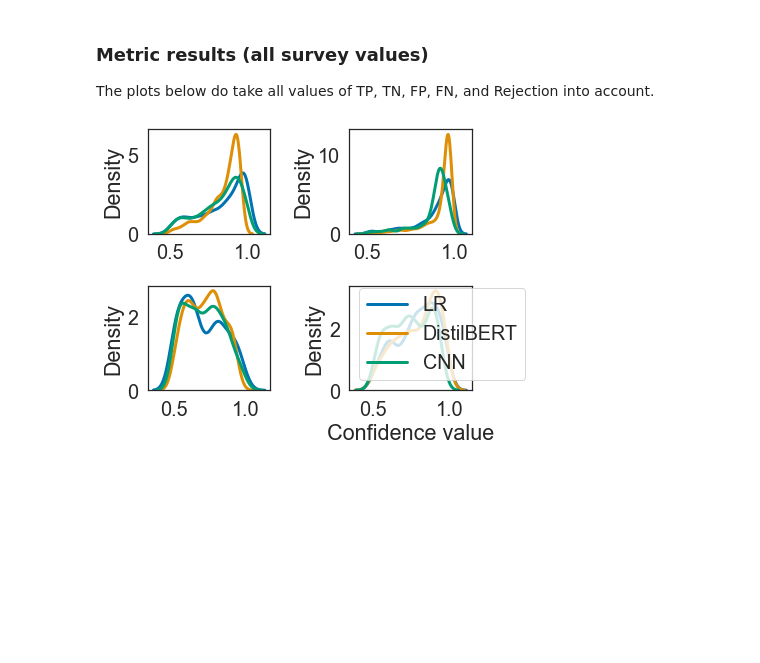
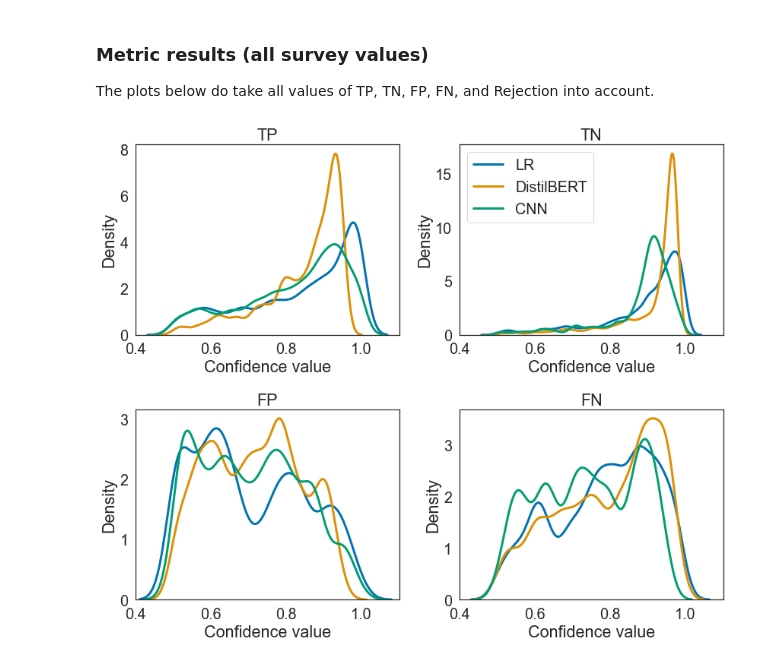
Before and after one commit to delftcrowd/smart_rejector_for_hate_speech, a Jupyter notebook: code/rejector/PDF plots.ipynb, the cells around one changed output. Cells and saved outputs as stored; diff of their text form; code cells hidden in the pictures; blank space fills up the shorter version.

Commit message:
Add PDF plots for the paper

```diff
--- a/code/rejector/PDF plots.ipynb
+++ b/code/rejector/PDF plots.ipynb
@@ -42,10 +42,10 @@ cnn_unseen = ("CNN", metric_cnn_waseeem_semeval)
 metrics_seen = [lr_seen, distilbert_seen, cnn_seen]
 metrics_unseen = [lr_unseen, distilbert_unseen, cnn_unseen]
 # %%
-sns.set(rc={'figure.figsize':(6,5)})
+sns.set(rc={'figure.figsize':(12,10)})
 sns.set(font_scale = 1.8, palette="colorblind")
 sns.set_style("white")
-Metric.plot_multiple_confidence_densities(metrics=metrics_seen, bw_adjust=0.8, filename="confidence-densities.pdf", show_yaxis_title=True)
+Metric.plot_multiple_confidence_densities(metrics=metrics_seen, bw_adjust=0.5, filename="confidence-densities-seen.pdf", show_yaxis_title=True)
 # %% [output]
-[figure, old version]
+[figure, new version]
 # %%
```
Also changed, not shown: parts of 1 cell of this notebook, 1 other file.
